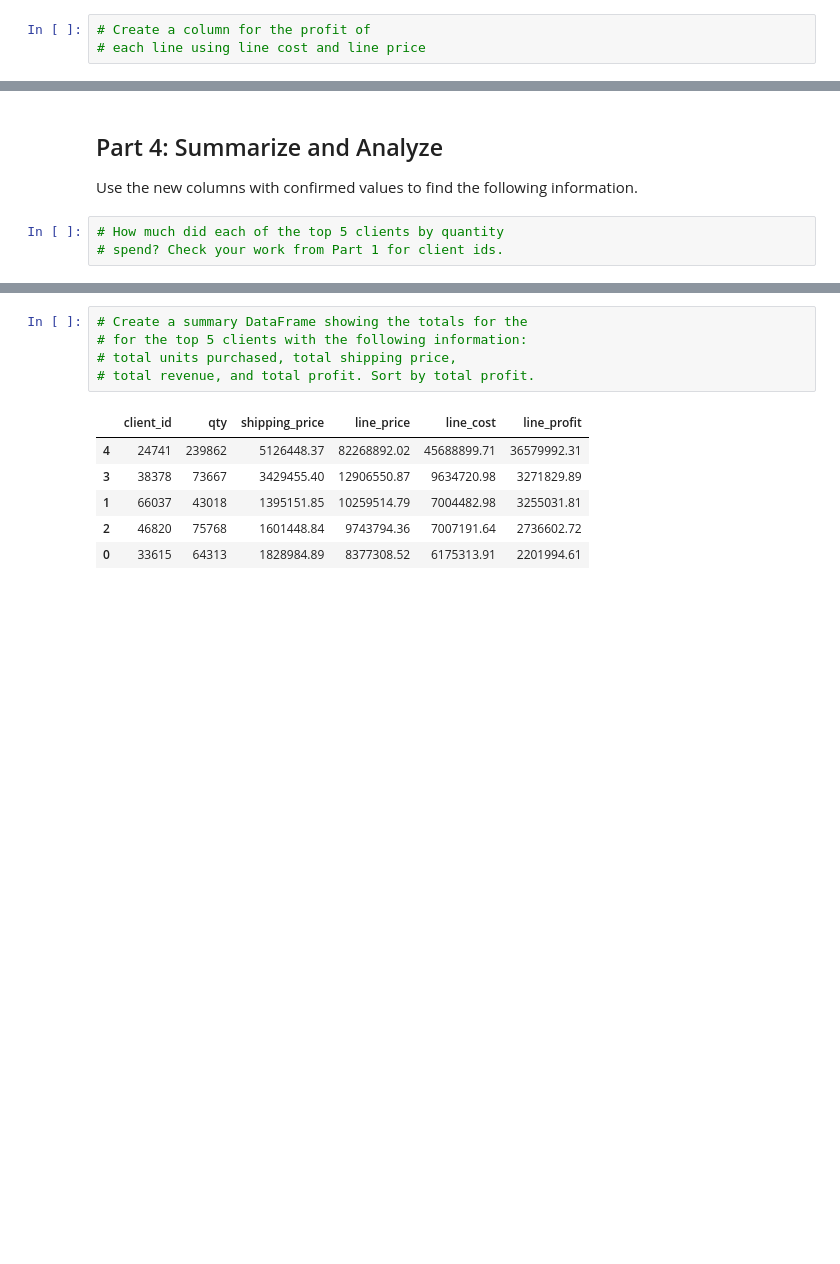
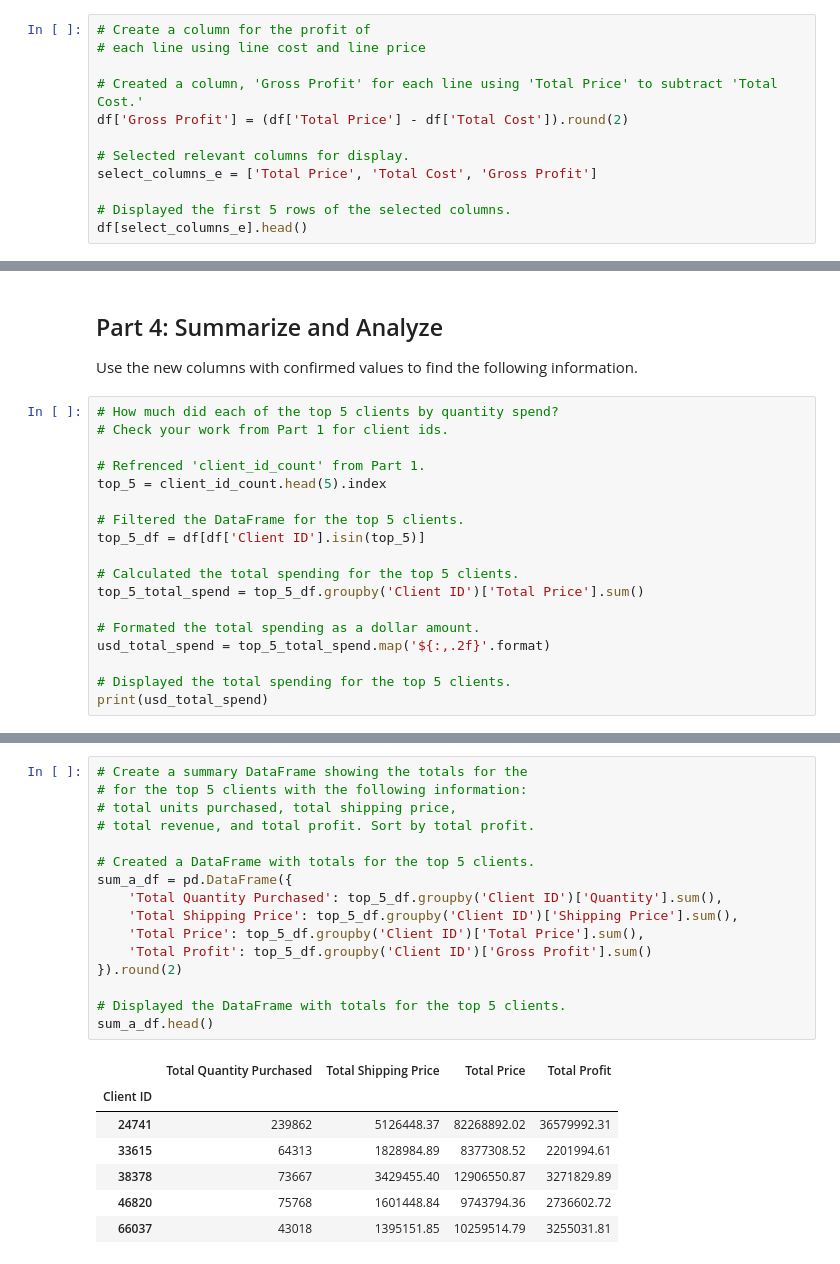
Before and after one commit to SAG-GithubApprentice/pandas-challenge-1, a Jupyter notebook: module_4_challenge.ipynb, the cells around one changed output, grey strips where cells are left out. Drawn from its saved outputs; the diff is of its cells as text; blank space fills up the shorter version.

```diff
--- a/module_4_challenge.ipynb
+++ b/module_4_challenge.ipynb
@@ -215,4 +287,13 @@ df[select_columns_c].head()
 # %%
 # Create a column for the profit of
 # each line using line cost and line price
+
+# Created a column, 'Gross Profit' for each line using 'Total Price' to subtract 'Total Cost.'
+df['Gross Profit'] = (df['Total Price'] - df['Total Cost']).round(2)
+
+# Selected relevant columns for display.
+select_columns_e = ['Total Price', 'Total Cost', 'Gross Profit']
+
+# Displayed the first 5 rows of the selected columns.
+df[select_columns_e].head()
 # %% [output]
@@ -240,6 +338,21 @@ Order 6128929 total: $923441.25
 ## Part 4: Summarize and Analyze
 Use the new columns with confirmed values to find the following information.
 # %%
-# How much did each of the top 5 clients by quantity
-# spend? Check your work from Part 1 for client ids.
+# How much did each of the top 5 clients by quantity spend?
+# Check your work from Part 1 for client ids.
+
+# Refrenced 'client_id_count' from Part 1.
+top_5 = client_id_count.head(5).index
+
+# Filtered the DataFrame for the top 5 clients.
+top_5_df = df[df['Client ID'].isin(top_5)]
+
+# Calculated the total spending for the top 5 clients.
+top_5_total_spend = top_5_df.groupby('Client ID')['Total Price'].sum()
+
+# Formated the total spending as a dollar amount.
+usd_total_spend = top_5_total_spend.map('${:,.2f}'.format)
+
+# Displayed the total spending for the top 5 clients.
+print(usd_total_spend)
 # %% [output]
@@ -251,15 +366,27 @@ Use the new columns with confirmed values to find the following information.
 # %%
 # Create a summary DataFrame showing the totals for the
 # for the top 5 clients with the following information:
 # total units purchased, total shipping price,
 # total revenue, and total profit. Sort by total profit.
+
+# Created a DataFrame with totals for the top 5 clients.
+sum_a_df = pd.DataFrame({
+    'Total Quantity Purchased': top_5_df.groupby('Client ID')['Quantity'].sum(),
+    'Total Shipping Price': top_5_df.groupby('Client ID')['Shipping Price'].sum(),
+    'Total Price': top_5_df.groupby('Client ID')['Total Price'].sum(),
+    'Total Profit': top_5_df.groupby('Client ID')['Gross Profit'].sum()
+}).round(2)
+
+# Displayed the DataFrame with totals for the top 5 clients.
+sum_a_df.head()
 # %% [output]
-|  | client_id | qty | shipping_price | line_price | line_cost | line_profit |
-| 4 | 24741 | 239862 | 5126448.37 | 82268892.02 | 45688899.71 | 36579992.31 |
-| 3 | 38378 | 73667 | 3429455.40 | 12906550.87 | 9634720.98 | 3271829.89 |
-| 1 | 66037 | 43018 | 1395151.85 | 10259514.79 | 7004482.98 | 3255031.81 |
-| 2 | 46820 | 75768 | 1601448.84 | 9743794.36 | 7007191.64 | 2736602.72 |
-| 0 | 33615 | 64313 | 1828984.89 | 8377308.52 | 6175313.91 | 2201994.61 |
+|  | Total Quantity Purchased | Total Shipping Price | Total Price | Total Profit |
+| Client ID |  |  |  |  |
+| 24741 | 239862 | 5126448.37 | 82268892.02 | 36579992.31 |
+| 33615 | 64313 | 1828984.89 | 8377308.52 | 2201994.61 |
+| 38378 | 73667 | 3429455.40 | 12906550.87 | 3271829.89 |
+| 46820 | 75768 | 1601448.84 | 9743794.36 | 2736602.72 |
+| 66037 | 43018 | 1395151.85 | 10259514.79 | 3255031.81 |
 # %%
 # Format the data and rename the columns
 # to names suitable for presentation.
```
Also changed, not shown: parts of 21 cells of this notebook.
